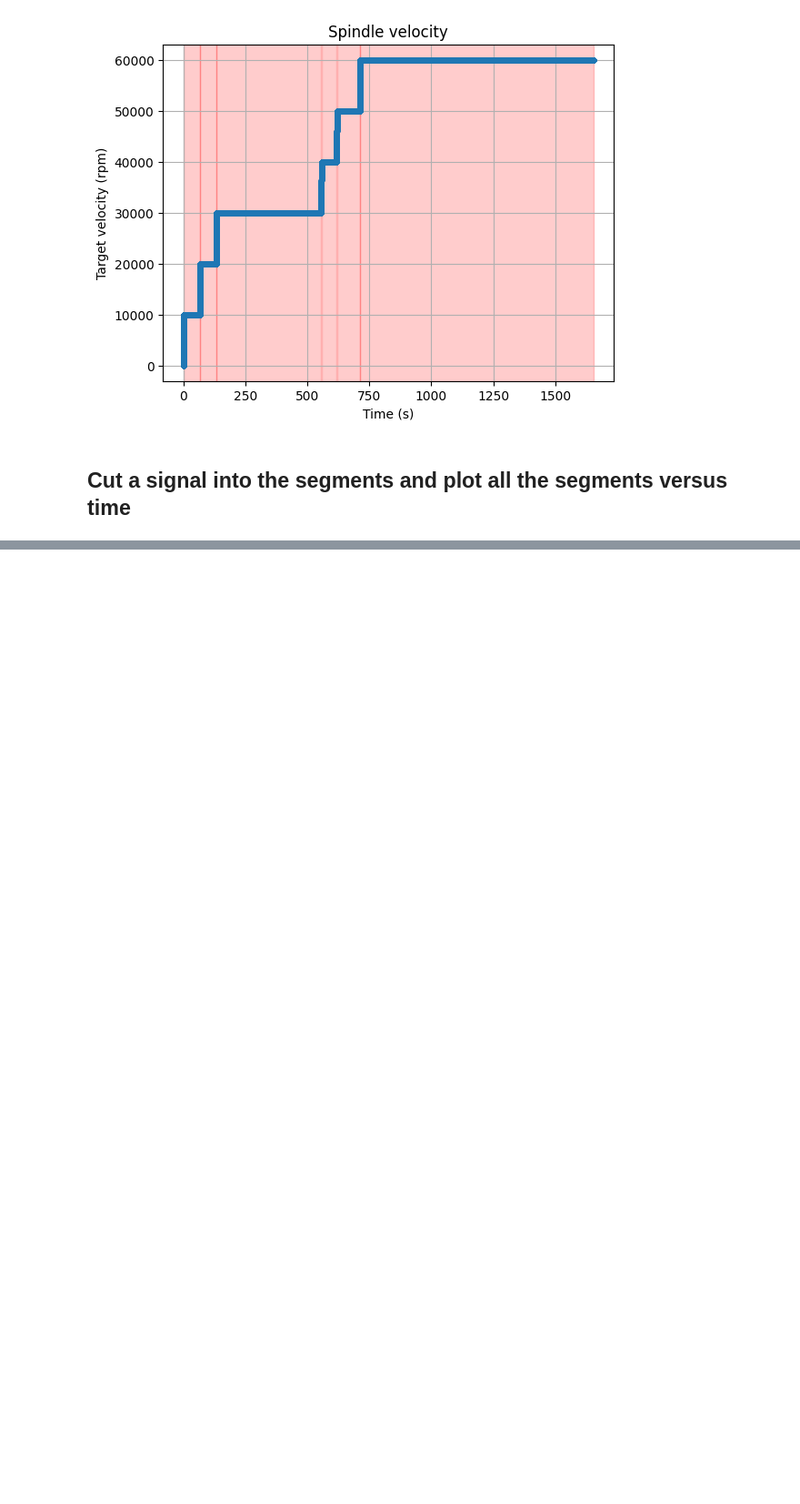
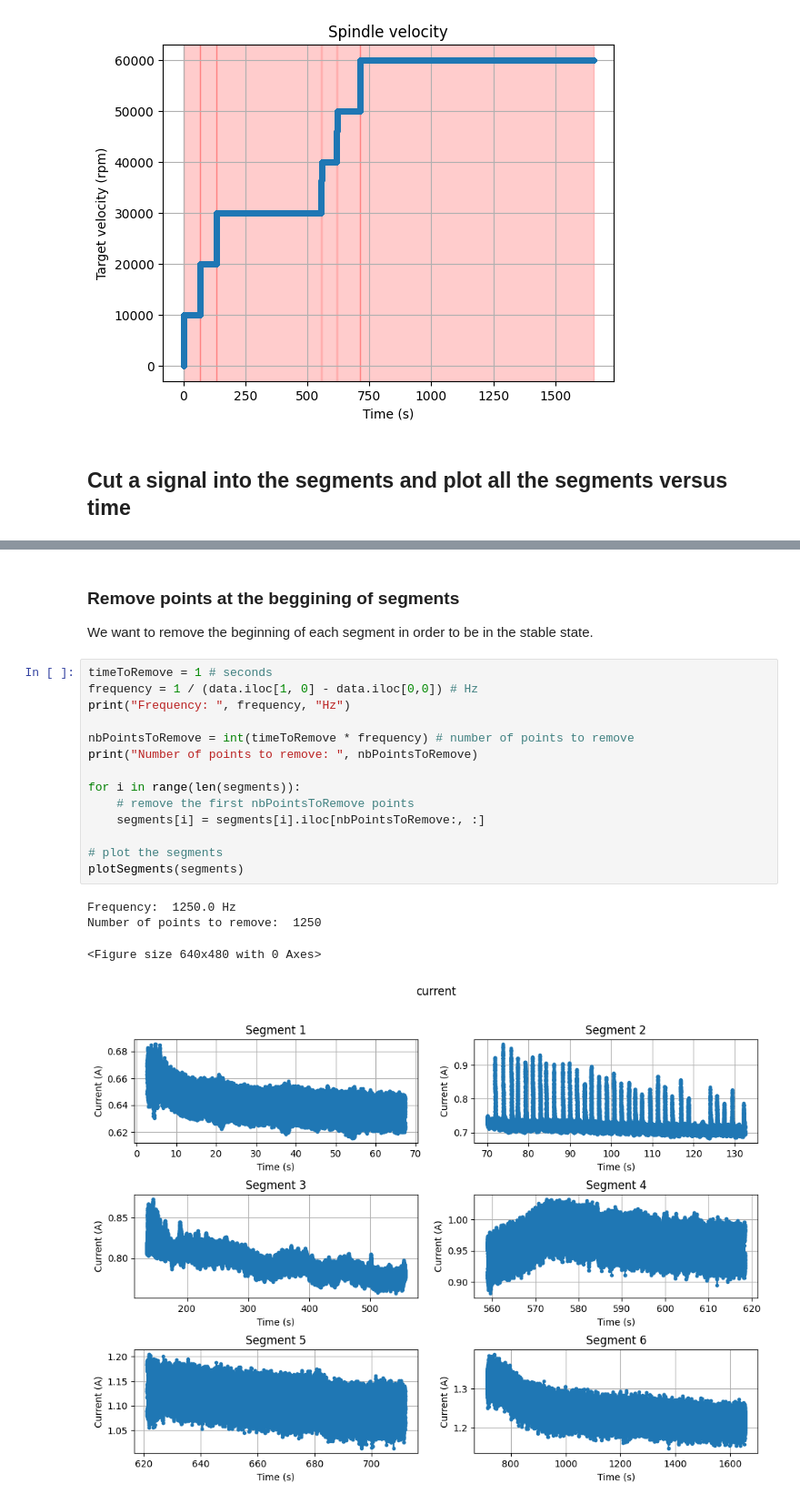
Before and after one commit to opatiny/predictiveMaintenance, a Jupyter notebook: src/notebooks/spindleCurrentVsTemperature.ipynb, the cells around one changed output, grey strips where cells are left out. Shown: that part at 91% size. Drawn from its saved outputs; the diff is of its cells as text; blank space fills up the shorter version.

```diff
--- a/src/notebooks/spindleCurrentVsTemperature.ipynb
+++ b/src/notebooks/spindleCurrentVsTemperature.ipynb
@@ -278,0 +339,23 @@ plt.show()
+# %% [markdown]
+### Remove points at the beggining of segments
+
+We want to remove the beginning of each segment in order to be in the stable state.
+# %%
+timeToRemove = 1 # seconds
+frequency = 1 / (data.iloc[1, 0] - data.iloc[0,0]) # Hz
+print("Frequency: ", frequency, "Hz")
+
+nbPointsToRemove = int(timeToRemove * frequency) # number of points to remove
+print("Number of points to remove: ", nbPointsToRemove)
+
+for i in range(len(segments)):
+    # remove the first nbPointsToRemove points
+    segments[i] = segments[i].iloc[nbPointsToRemove:, :]
+
+# plot the segments
+plotSegments(segments)
+# %% [output]
+Frequency:  1250.0 Hz
+Number of points to remove:  1250
+<Figure size 640x480 with 0 Axes>
+[figure, added]
```
Also changed, not shown: parts of 15 cells of this notebook, 1 other file.
